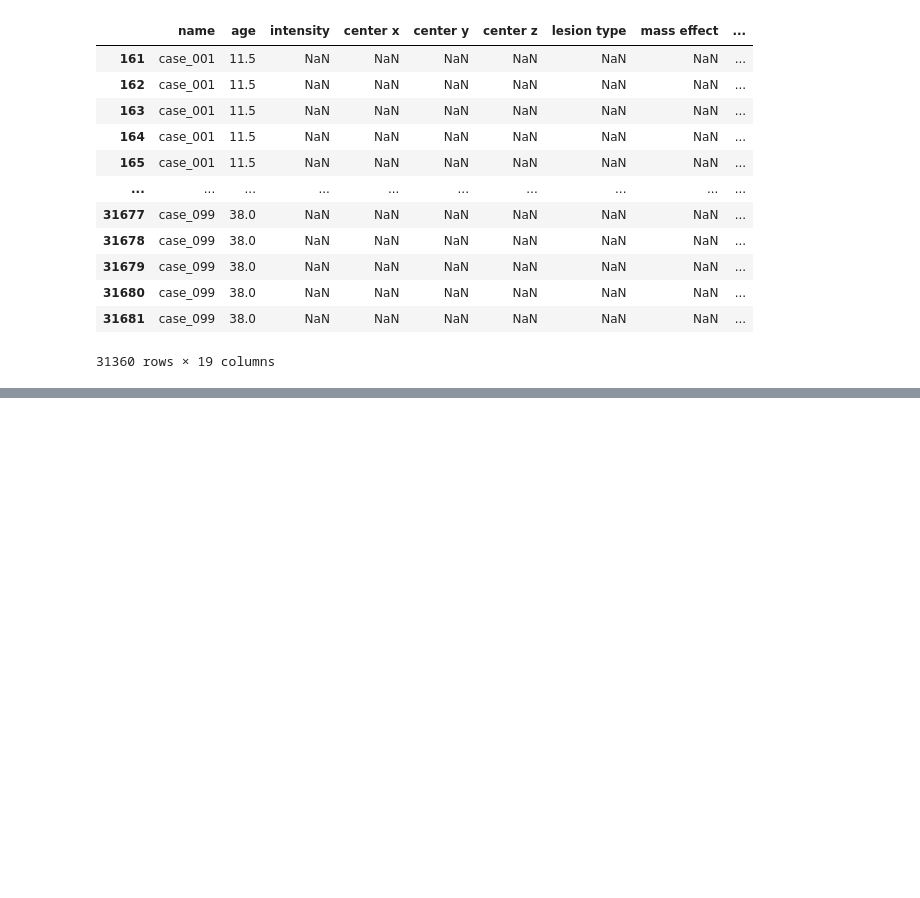
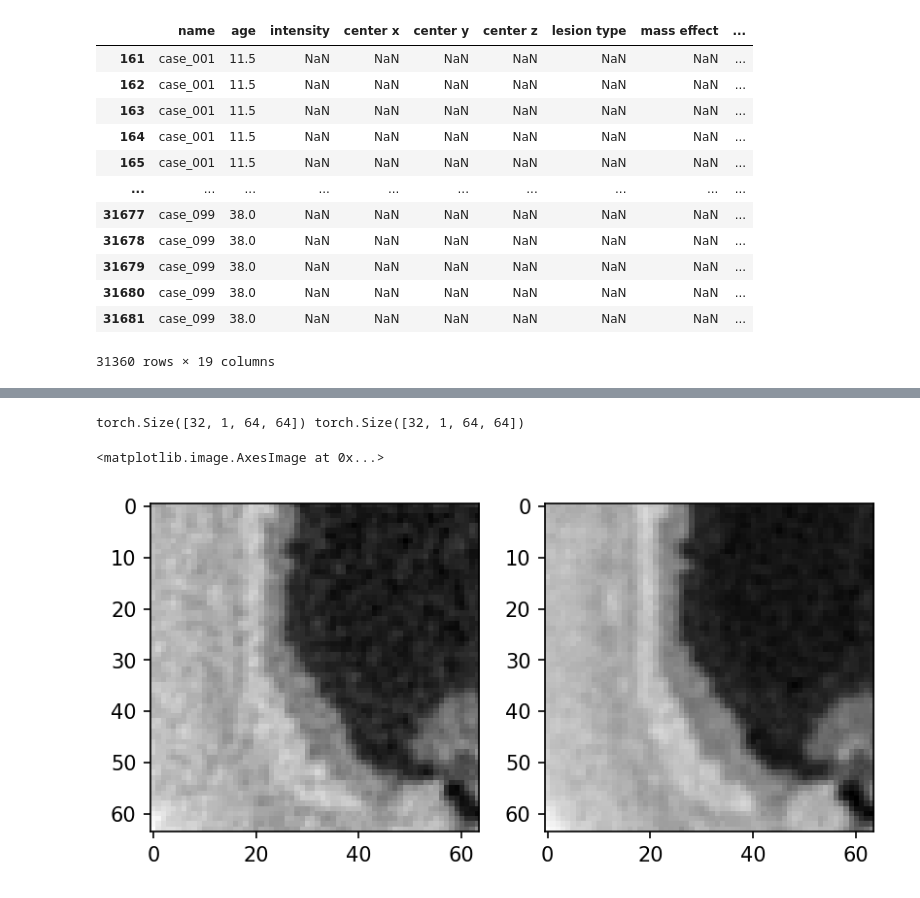
Before and after one commit to brandonjnelsonFDA/pediatric-CT-noise-texture-augmentation, a Jupyter notebook: notebooks/06_head_study.ipynb, the cells around one changed output, grey strips where cells are left out. Saved outputs shown, nothing was run; the diff lists cells and outputs as text; code cells hidden in the pictures; blank space fills up the shorter version.

```diff
--- a/notebooks/06_head_study.ipynb
+++ b/notebooks/06_head_study.ipynb
@@ -78,0 +79,5 @@ Looks like in cases where there's augmentation the augmentation is not consisten
+# %%
+%%timeit
+for x, y in dl:
+    print(x.shape, y.shape)
+    break
@@ -78,0 +94,12 @@ Looks like in cases where there's augmentation the augmentation is not consisten
+# %%
+for x, y in dl:
+    print(x.shape, y.shape)
+    break
+idx = 30
+f, axs = plt.subplots(1, 2, dpi=150)
+axs[0].imshow(x[idx].squeeze(), cmap='gray')
+axs[1].imshow(y[idx].squeeze(), cmap='gray')
+# %% [output]
+torch.Size([32, 1, 64, 64]) torch.Size([32, 1, 64, 64])
+<matplotlib.image.AxesImage at 0x...>
+[figure, added]
```
Also changed, not shown: parts of 17 cells of this notebook, 7 other files.
